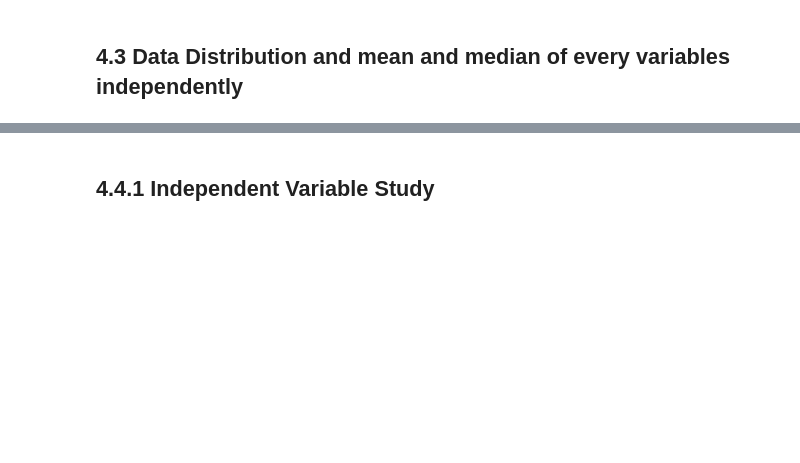
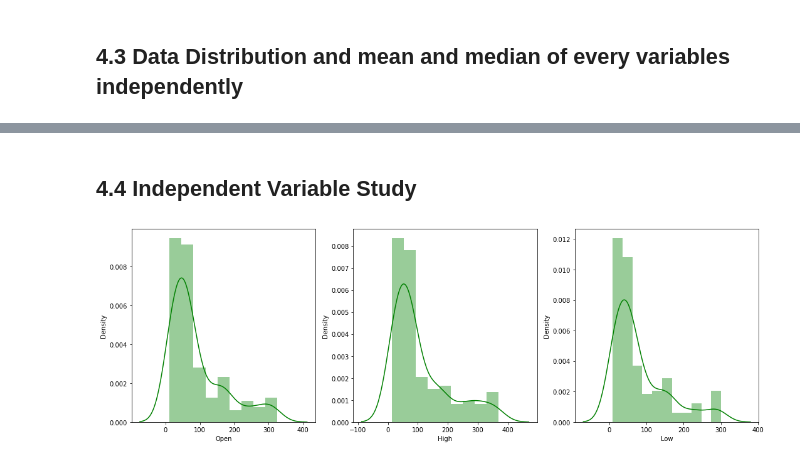
Before and after one commit to mukeshsablani3126/ML_Regression-project_yes-bank_stock-closing-prediction, a Jupyter notebook: ML_Stock_Prediction.ipynb, the cells around one changed output, grey strips where cells are left out. Drawn from its saved outputs; the diff is of its cells as text; code cells hidden in the pictures; blank space fills up the shorter version.

```diff
--- a/ML_Stock_Prediction.ipynb
+++ b/ML_Stock_Prediction.ipynb
@@ -231,14 +218,16 @@ for i in num_cols[:]:
 indep_var=new_df[['High','Low','Open']]
 dep_var=new_df['Close']
 # %% [markdown]
-## 4.4.1 Independent Variable Study
+## 4.4 Independent Variable Study
 # %%
-fig, axs = plt.subplots(ncols=3,figsize=(15,8))
+fig, axs = plt.subplots(ncols=3,figsize=(15,5))
 
 #graph plot
 sns.distplot(new_df['Open'], color='g', ax=axs[0])
 sns.distplot(new_df['High'], color='g', ax=axs[1])
 sns.distplot(new_df['Low'], color='g',ax=axs[2])
 
 # this prevents plots from overlapping
 plt.tight_layout()
+# %% [output]
+[figure, added]
```
Also changed, not shown: parts of 26 cells of this notebook.
